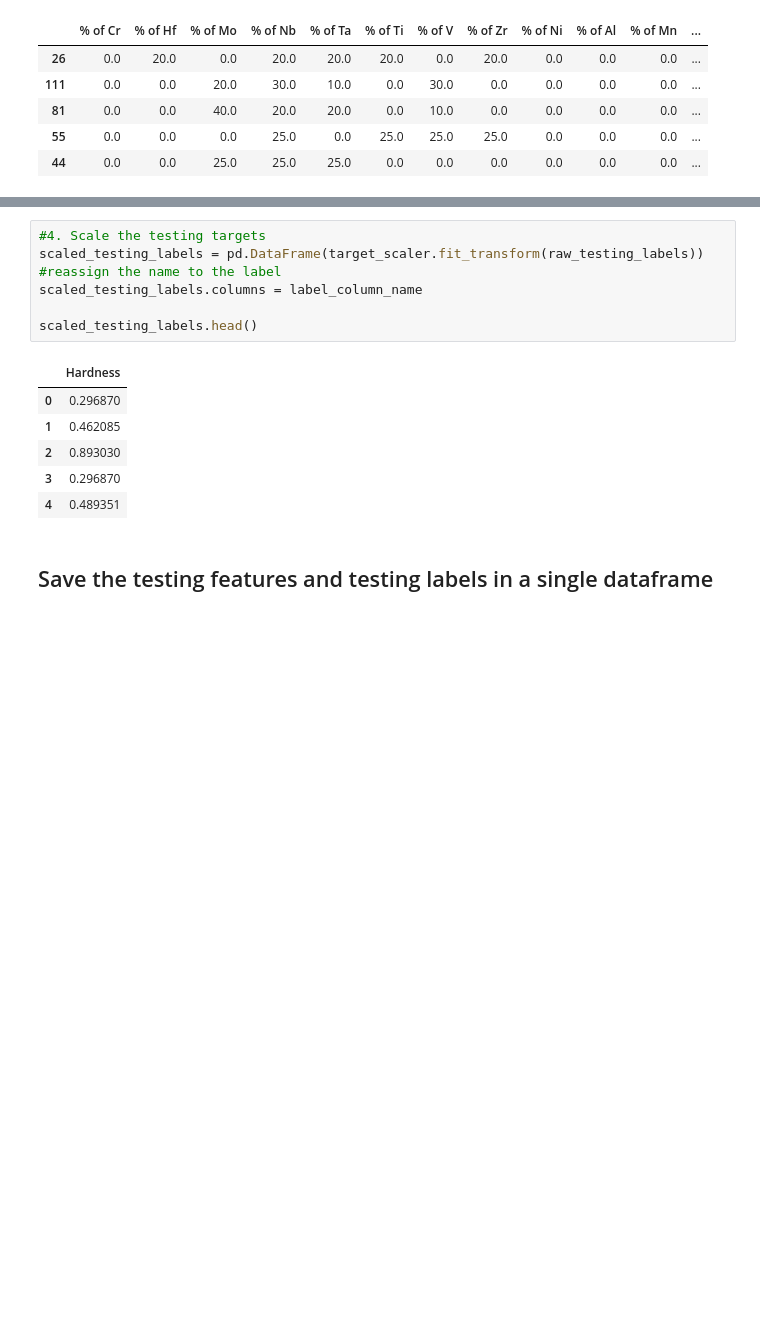
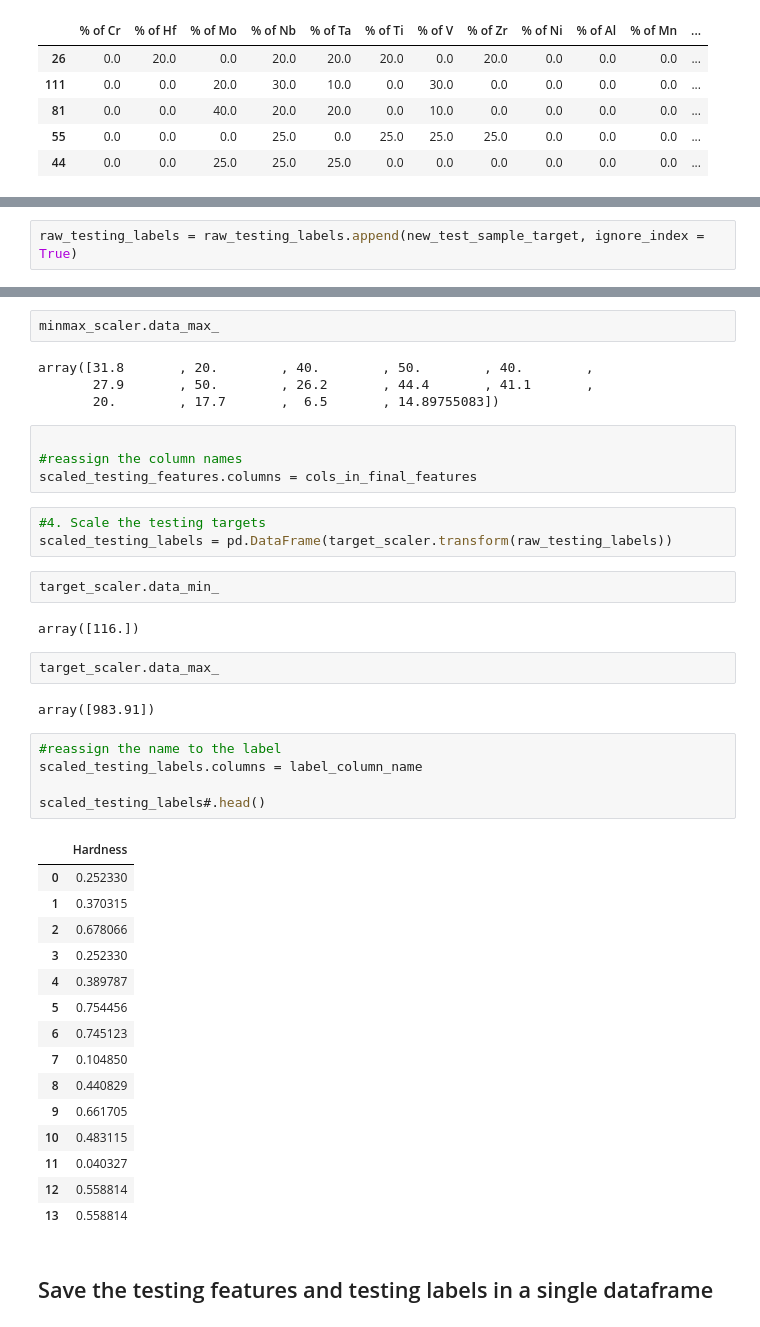
Before and after one commit to being-aerys/Regression_to_Predict_Alloy_Hardness, a Jupyter notebook: Source_Codes/Feature_Engineering_for_Alloys.ipynb, the cells around one changed output, grey strips where cells are left out. Saved outputs shown, nothing was run; the diff lists cells and outputs as text; blank space fills up the shorter version.

```diff
--- a/Source_Codes/Feature_Engineering_for_Alloys.ipynb
+++ b/Source_Codes/Feature_Engineering_for_Alloys.ipynb
@@ -441,0 +550,2 @@ raw_testing_features.head()
+# %%
+raw_testing_labels = raw_testing_labels.append(new_test_sample_target, ignore_index = True)
@@ -447,17 +598,45 @@ scaled_testing_features.columns = cols_in_final_features
+# %%
+minmax_scaler.data_max_
+# %% [output]
+array([31.8       , 20.        , 40.        , 50.        , 40.        ,
+       27.9       , 50.        , 26.2       , 44.4       , 41.1       ,
+       20.        , 17.7       ,  6.5       , 14.89755083])
+# %%
+
+#reassign the column names
+scaled_testing_features.columns = cols_in_final_features
+# %%
+#4. Scale the testing targets
+scaled_testing_labels = pd.DataFrame(target_scaler.transform(raw_testing_labels))
+# %%
+target_scaler.data_min_
+# %% [output]
+array([116.])
+# %%
+target_scaler.data_max_
+# %% [output]
+array([983.91])
 # %%
-#4. Scale the testing targets
-scaled_testing_labels = pd.DataFrame(target_scaler.fit_transform(raw_testing_labels))
 #reassign the name to the label
 scaled_testing_labels.columns = label_column_name
 
-scaled_testing_labels.head()
+scaled_testing_labels#.head()
 # %% [output]
 |  | Hardness |
-| 0 | 0.296870 |
-| 1 | 0.462085 |
-| 2 | 0.893030 |
-| 3 | 0.296870 |
-| 4 | 0.489351 |
+| 0 | 0.252330 |
+| 1 | 0.370315 |
+| 2 | 0.678066 |
+| 3 | 0.252330 |
+| 4 | 0.389787 |
+| 5 | 0.754456 |
+| 6 | 0.745123 |
+| 7 | 0.104850 |
+| 8 | 0.440829 |
+| 9 | 0.661705 |
+| 10 | 0.483115 |
+| 11 | 0.040327 |
+| 12 | 0.558814 |
+| 13 | 0.558814 |
 # %% [markdown]
 ## Save the testing features and testing labels  in a single dataframe
 # %%
```
Also changed, not shown: parts of 13 cells of this notebook, 1 other file.
